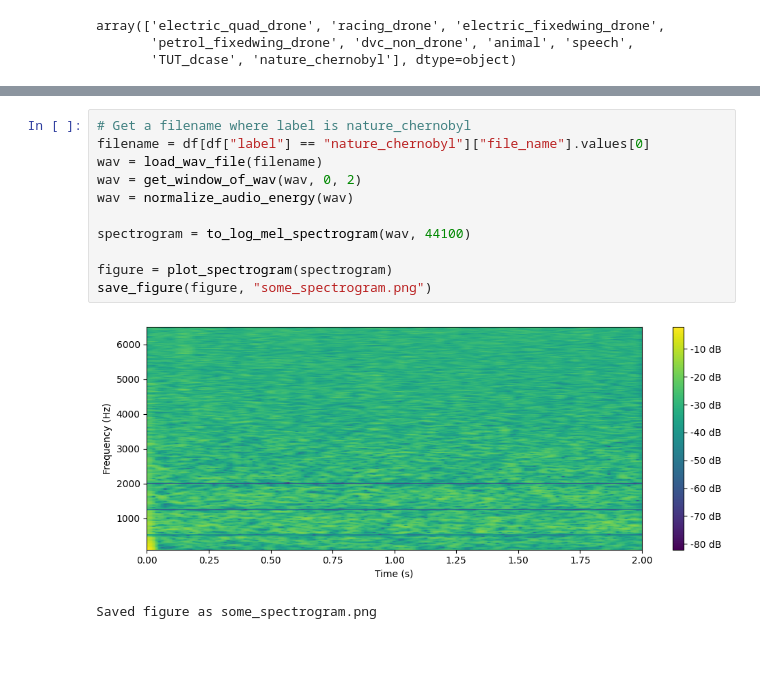
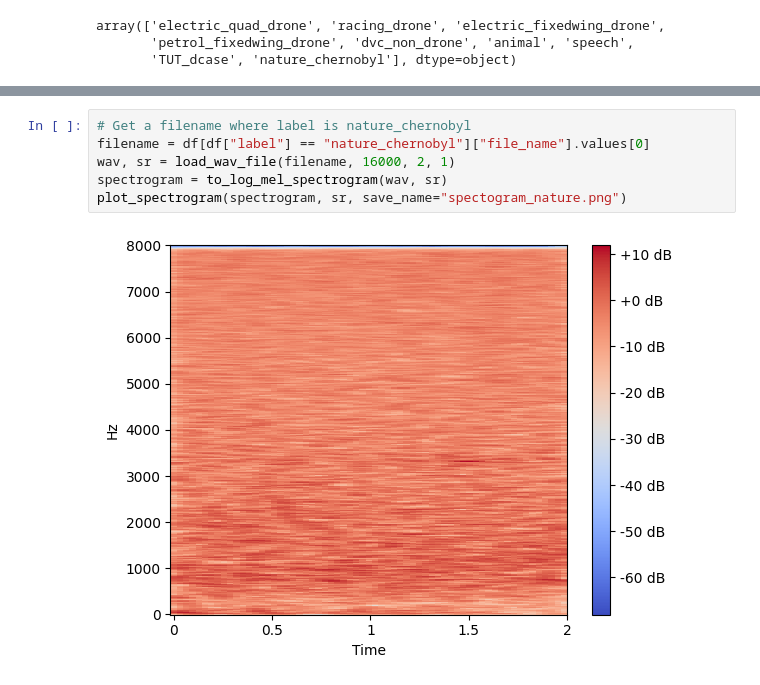
Before and after one commit to MyhreS/skyline, a Jupyter notebook: results/utils/spectrogram.ipynb, the cells around one changed output, grey strips where cells are left out. Drawn from its saved outputs; the diff is of its cells as text; blank space fills up the shorter version.

```diff
--- a/results/utils/spectrogram.ipynb
+++ b/results/utils/spectrogram.ipynb
@@ -91,17 +110,11 @@ def normalize_audio_energy(audio, target_energy=1.0):
 # %%
 # Get a filename where label is nature_chernobyl
 filename = df[df["label"] == "nature_chernobyl"]["file_name"].values[0]
-wav = load_wav_file(filename)
-wav = get_window_of_wav(wav, 0, 2)
-wav = normalize_audio_energy(wav)
-
-spectrogram = to_log_mel_spectrogram(wav, 44100)
-
-figure = plot_spectrogram(spectrogram)
-save_figure(figure, "some_spectrogram.png")
+wav, sr = load_wav_file(filename, 16000, 2, 1)
+spectrogram = to_log_mel_spectrogram(wav, sr)
+plot_spectrogram(spectrogram, sr, save_name="spectogram_nature.png")
 # %% [output]
-[figure, old version]
+[figure, new version]
-Saved figure as some_spectrogram.png
 # %%
 # Get a filename where label is nature_chernobyl
 filename = df[df["label"] == "electric_quad_drone"]["file_name"].values[200]
```
Also changed, not shown: parts of 26 cells of this notebook, 32 other files.
